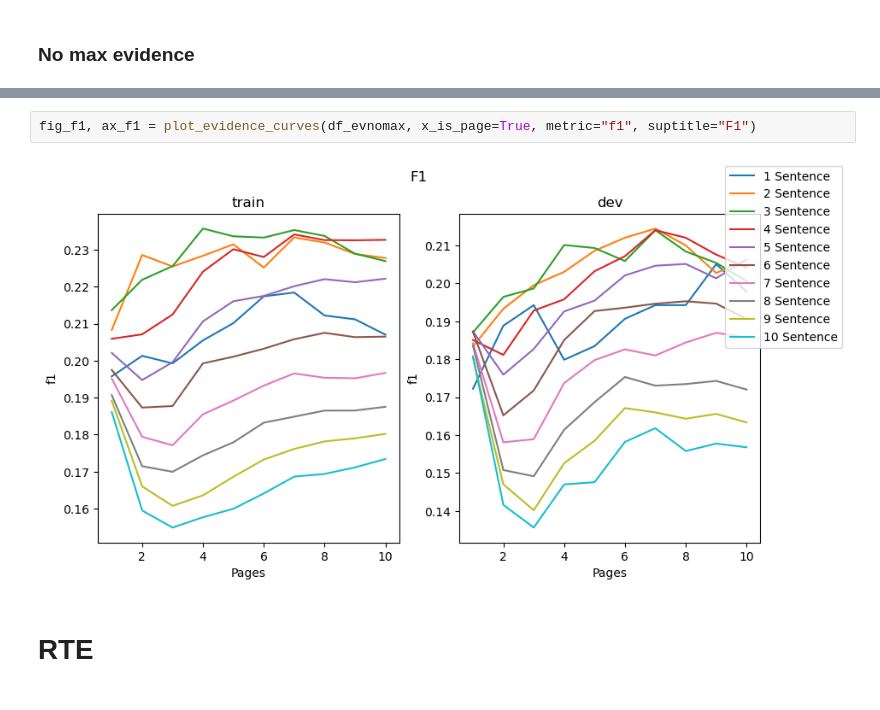
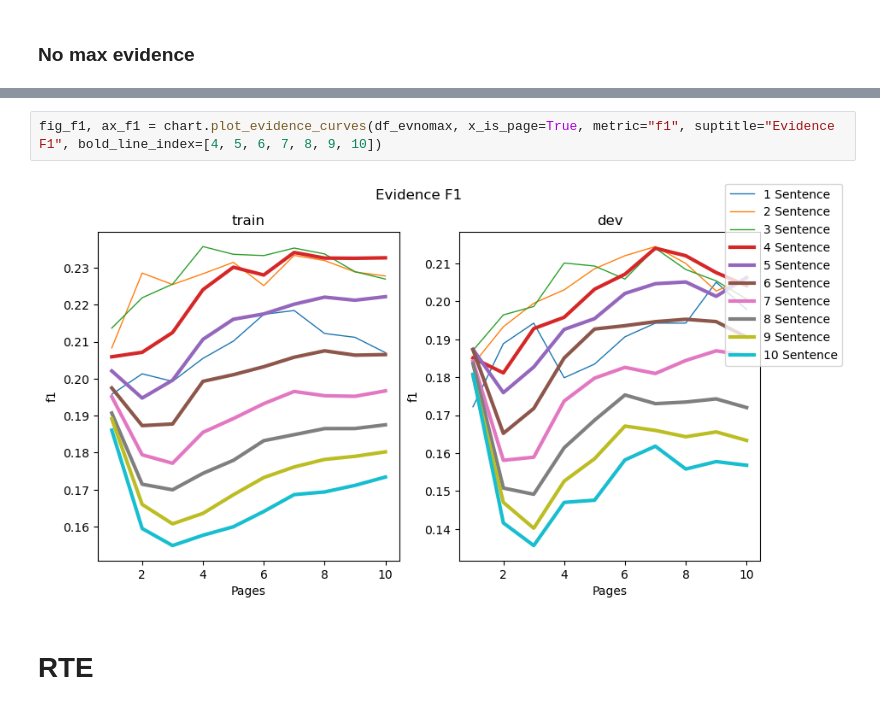
Before and after one commit to boeyjw/KCL-MScAI-FactChecking-Code, a Jupyter notebook: nb/03_CFEVER_Zero_Shot/01a_Baseline_FineTune.ipynb, the cells around one changed output, grey strips where cells are left out. Drawn from its saved outputs; the diff is of its cells as text.

```diff
--- a/nb/03_CFEVER_Zero_Shot/01a_Baseline_FineTune.ipynb
+++ b/nb/03_CFEVER_Zero_Shot/01a_Baseline_FineTune.ipynb
@@ -125,7 +110,7 @@ fig_p, ax_p = plot_evidence_curves(df_evnomax, x_is_page=True, metric="precision
 # %%
-fig_f1, ax_f1 = plot_evidence_curves(df_evnomax, x_is_page=True, metric="f1", suptitle="F1")
+fig_f1, ax_f1 = chart.plot_evidence_curves(df_evnomax, x_is_page=True, metric="f1", suptitle="Evidence F1", bold_line_index=[4, 5, 6, 7, 8, 9, 10])
 # %% [output]
-[figure, old version]
+[figure, new version]
 # %% [markdown]
 # RTE
 # %% [markdown]
```
Also changed, not shown: parts of 55 cells of this notebook, 7 other files.
